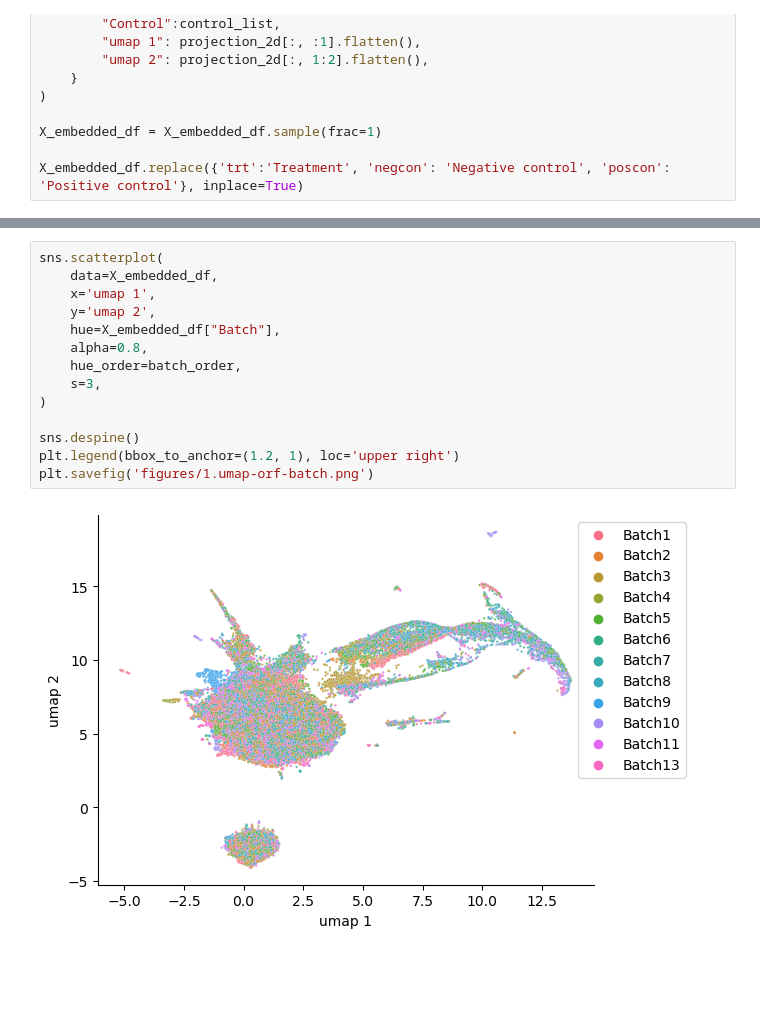
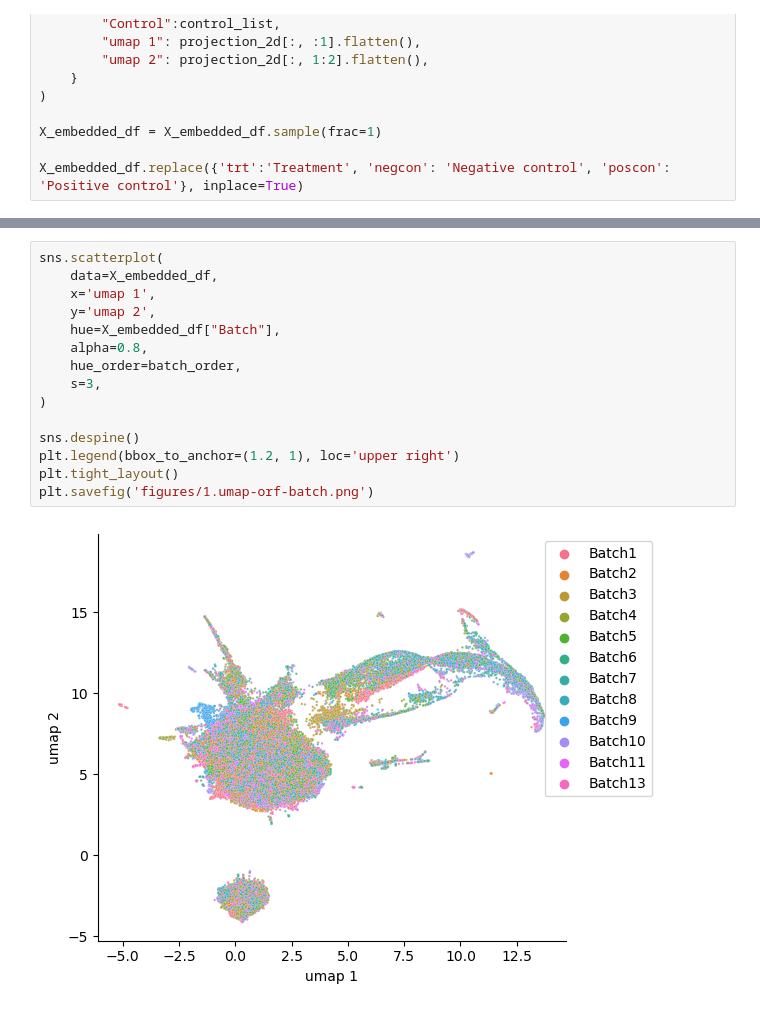
Before and after one commit to jump-cellpainting/2024_Chandrasekaran_Production, a Jupyter notebook: 0.visualize-orf-data/1.plot-orf-umap.ipynb, the cells around one changed output, grey strips where cells are left out. Drawn from its saved outputs; the diff is of its cells as text; blank space fills up the shorter version.

Commit message:
Fix figure legend; Add documentation

```diff
--- a/0.visualize-orf-data/1.plot-orf-umap.ipynb
+++ b/0.visualize-orf-data/1.plot-orf-umap.ipynb
@@ -102,16 +109,17 @@ plt.savefig('figures/1.umap-orf-control.png')
 # %%
 sns.scatterplot(
     data=X_embedded_df,
     x='umap 1',
     y='umap 2',
     hue=X_embedded_df["Batch"],
     alpha=0.8,
     hue_order=batch_order,
     s=3,
 )
 
 sns.despine()
 plt.legend(bbox_to_anchor=(1.2, 1), loc='upper right')
+plt.tight_layout()
 plt.savefig('figures/1.umap-orf-batch.png')
 # %% [output]
-[figure, old version]
+[figure, new version]
```
Also changed, not shown: parts of 6 cells of this notebook, 2 other files.
